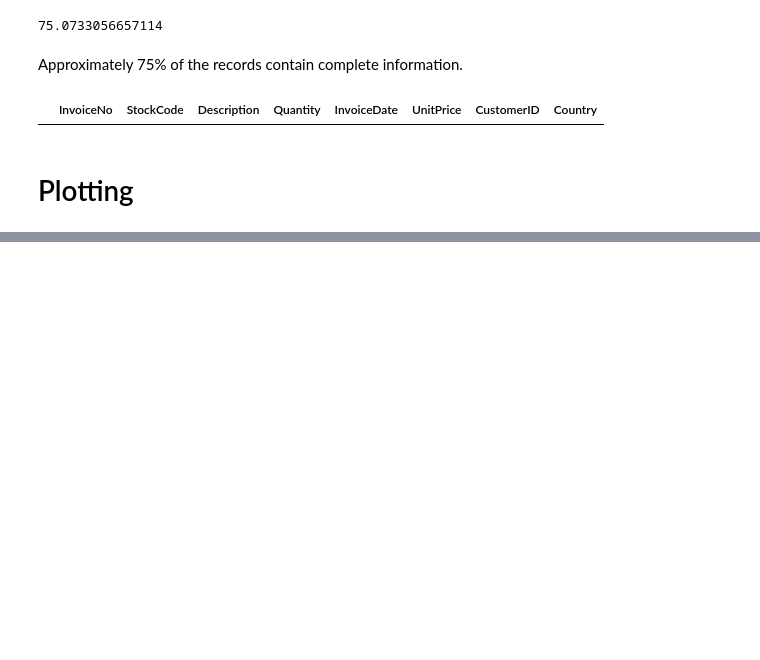
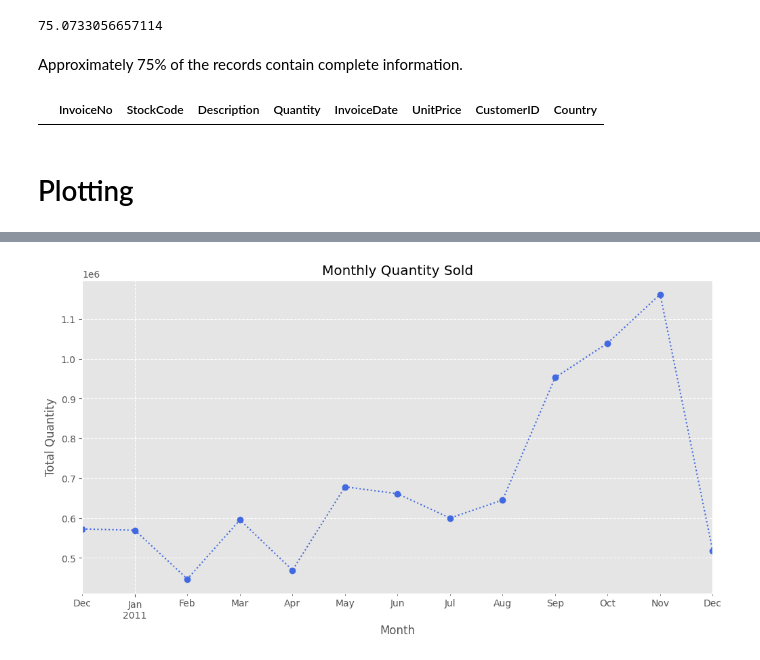
Before and after one commit to bikash-789/ml-journey, a Jupyter notebook: 00-python_and_pandas_review/Pandas_Intermeditate.ipynb, the cells around one changed output, grey strips where cells are left out. Saved outputs shown, nothing was run; the diff lists cells and outputs as text; code cells hidden in the pictures; blank space fills up the shorter version.

```diff
--- a/00-python_and_pandas_review/Pandas_Intermeditate.ipynb
+++ b/00-python_and_pandas_review/Pandas_Intermeditate.ipynb
@@ -96,0 +109,23 @@ plt.show()
+# %%
+# Monthly Sales
+from matplotlib.lines import lineStyles
+from matplotlib.typing import LineStyleType
+
+
+monthly_sales = df.groupby('YearMonth')['Sales'].sum()
+
+monthly_sales.plot(
+    kind="line",
+    figsize=(12,6),
+    marker="o",
+    linestyle=":",
+    color="royalblue",
+)
+
+plt.title("Monthly Quantity Sold")
+plt.xlabel("Month")
+plt.ylabel("Total Quantity")
+plt.grid(True, linestyle="--")
+plt.show()
+# %% [output]
+[figure, added]
```
Also changed, not shown: parts of 7 cells of this notebook.
